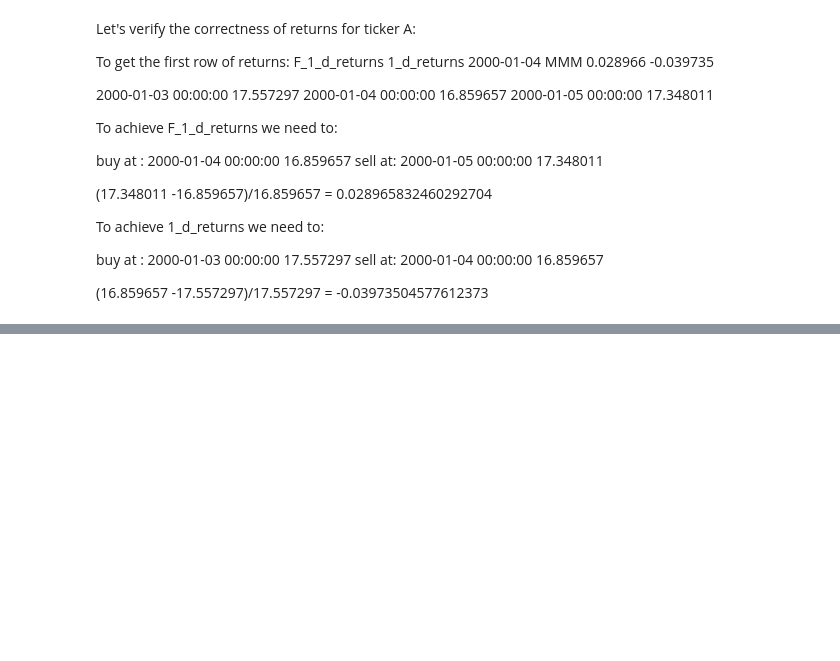
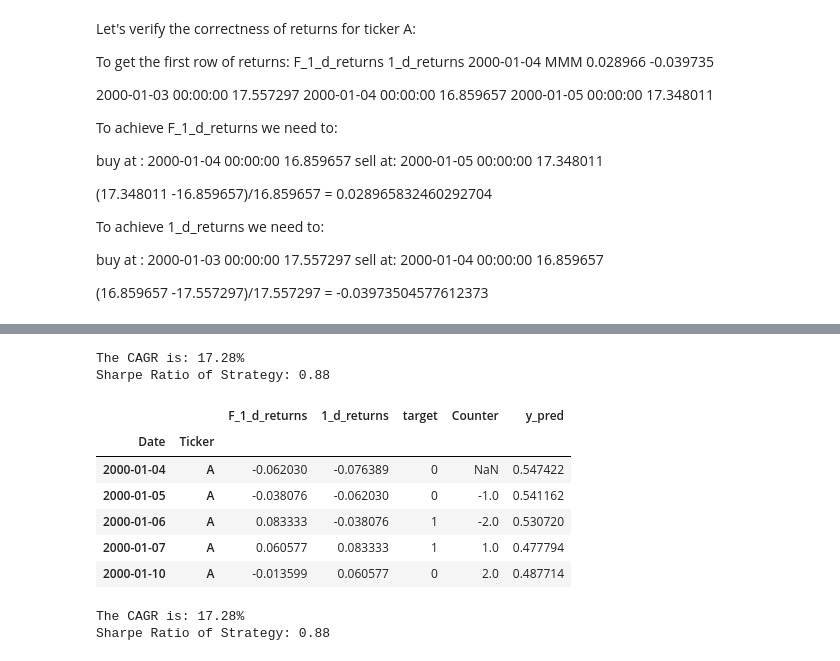
Before and after one commit to udacity/building-a-workflow-for-aI, a Jupyter notebook: l3-supervised-learning-regression/Exercise3.ipynb, the cells around one changed output, grey strips where cells are left out. Saved outputs shown, nothing was run; the diff lists cells and outputs as text; code cells hidden in the pictures; blank space fills up the shorter version.

```diff
--- a/l3-supervised-learning-regression/Exercise3.ipynb
+++ b/l3-supervised-learning-regression/Exercise3.ipynb
@@ -158,0 +270,25 @@ sell at: 2000-01-04 00:00:00 	16.859657
+# %%
+# Compute the daily mean of all stocks. This will be our equal weighted benchmark
+df_daily_mean  = pd.DataFrame(total_data.loc[:,'F_1_d_returns'].groupby(level='Date').mean())
+
+# Convert daily returns to cumulative return
+df_cum_returns = pd.DataFrame((df_daily_mean[['F_1_d_returns']]+1).cumprod())
+
+# Calculate the number of years in the dataset
+years = len(df_daily_mean) / 252  # Assuming 252 trading days in a year
+
+# Compute the Compound Annual Growth Rate (CAGR)
+cagr = round((df_cum_returns['F_1_d_returns'].iloc[-1]**(1/years)-1)*100,2)
+
+print(f'The CAGR is: {cagr}%')
+
+# Compute the Sharpe Ratio by annualizing the daily mean and the daily std
+df_daily_mean_mean  = df_daily_mean[['F_1_d_returns']].describe().iloc[1,:] * 252
+df_daily_mean_std   = df_daily_mean[['F_1_d_returns']].describe().iloc[2,:] * pow(252,1/2)
+
+sharpe  = df_daily_mean_mean/df_daily_mean_std
+
+print(f'Sharpe Ratio of Strategy: {round(sharpe.iloc[0],2)}')
+# %% [output]
+The CAGR is: 17.28%
+Sharpe Ratio of Strategy: 0.88
@@ -158,0 +305,38 @@ sell at: 2000-01-04 00:00:00 	16.859657
+# %%
+backtest_returns.head()
+# %% [output]
+|  |  | F_1_d_returns | 1_d_returns | target | Counter | y_pred |
+| Date | Ticker |  |  |  |  |  |
+| 2000-01-04 | A | -0.062030 | -0.076389 | 0 | NaN | 0.547422 |
+| 2000-01-05 | A | -0.038076 | -0.062030 | 0 | -1.0 | 0.541162 |
+| 2000-01-06 | A | 0.083333 | -0.038076 | 1 | -2.0 | 0.530720 |
+| 2000-01-07 | A | 0.060577 | 0.083333 | 1 | 1.0 | 0.477794 |
+| 2000-01-10 | A | -0.013599 | 0.060577 | 0 | 2.0 | 0.487714 |
+# %%
+backtest_returns = df[df['y_pred']>0]
+## For Long/Short
+#backtest_returns = pd.DataFrame(np.where(df['Quantiles']<=0,df[target],np.where(df['Quantiles']>=19,df[target]*(-1),np.NaN)))
+#backtest_returns.rename(columns = {0: target}, inplace=True)
+#backtest_returns.index = df.index
+df_daily_mean = pd.DataFrame(backtest_returns[target].groupby(backtest_returns.index.get_level_values(0)).mean())
+# Convert daily returns to cumulative return
+df_cum_returns = pd.DataFrame((df_daily_mean[['F_1_d_returns']]+1).cumprod())
+
+# Calculate the number of years in the dataset
+years = len(df_daily_mean) / 252  # Assuming 252 trading days in a year
+
+# Compute the Compound Annual Growth Rate (CAGR)
+cagr = round((df_cum_returns['F_1_d_returns'].iloc[-1]**(1/years)-1)*100,2)
+
+print(f'The CAGR is: {cagr}%')
+
+# Compute the Sharpe Ratio by annualizing the daily mean and the daily std
+df_daily_mean_mean  = df_daily_mean[['F_1_d_returns']].describe().iloc[1,:] * 252
+df_daily_mean_std   = df_daily_mean[['F_1_d_returns']].describe().iloc[2,:] * pow(252,1/2)
+
+sharpe  = df_daily_mean_mean/df_daily_mean_std
+
+print(f'Sharpe Ratio of Strategy: {round(sharpe.iloc[0],2)}')
+# %% [output]
+The CAGR is: 17.28%
+Sharpe Ratio of Strategy: 0.88
```
Also changed, not shown: parts of 24 cells of this notebook.
